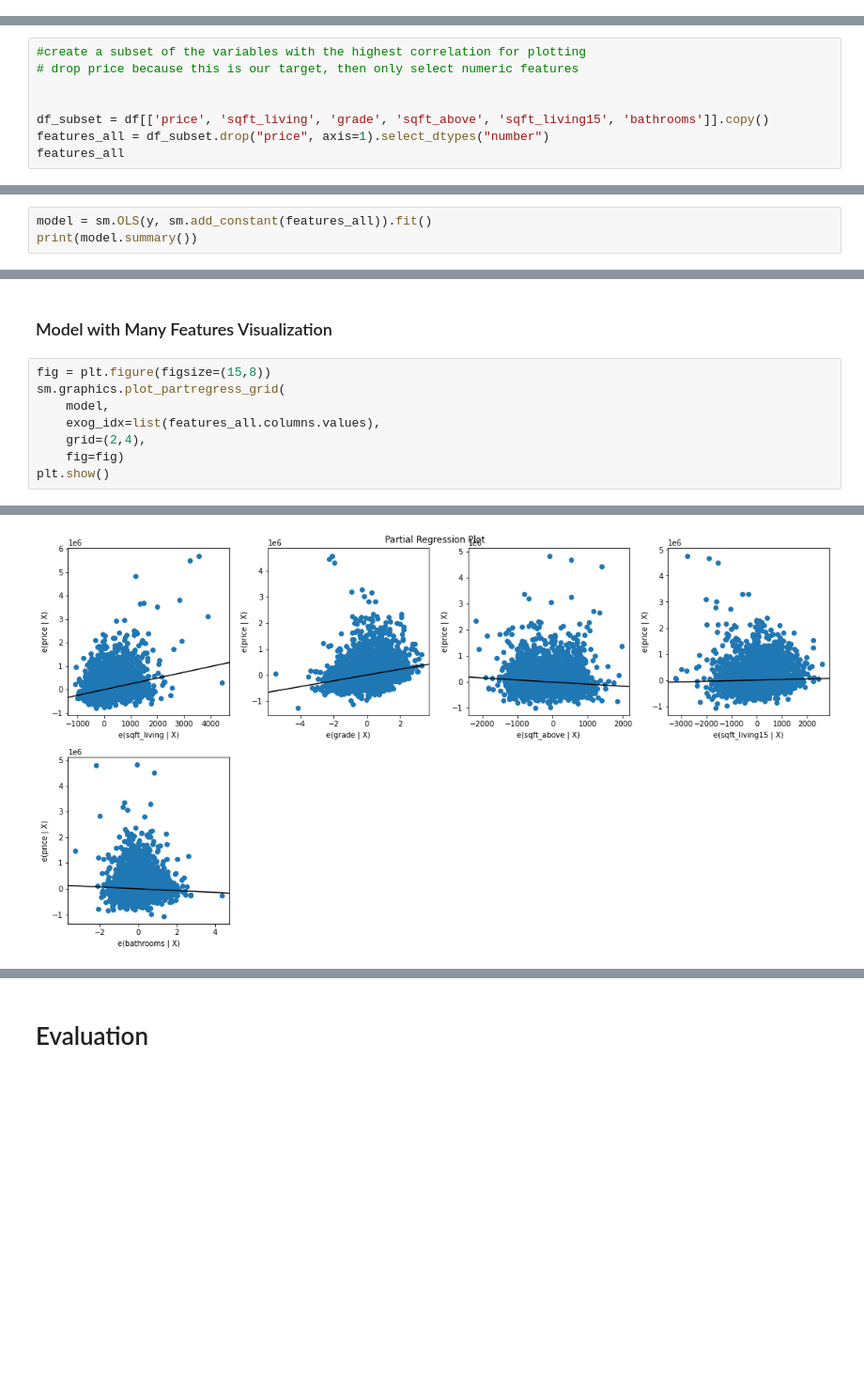
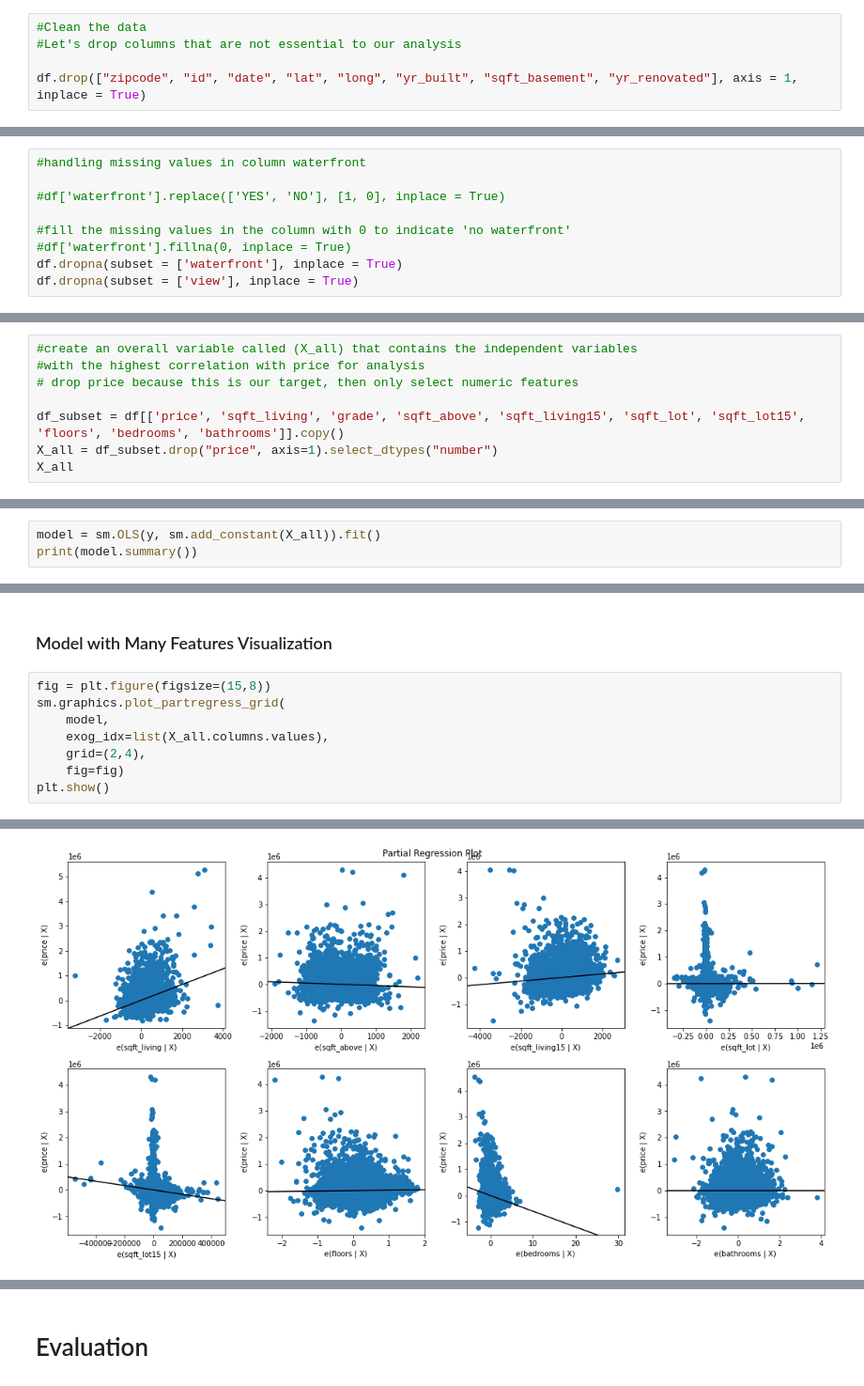
Before and after one commit to sophia14324/dsc-phase-2-project-v2-3, a Jupyter notebook: student.ipynb, the cells around one changed output, grey strips where cells are left out. Shown at 94% size. Saved outputs shown, nothing was run; the diff lists cells and outputs as text; blank space fills up the shorter version.

```diff
--- a/student.ipynb
+++ b/student.ipynb
@@ -118,2 +60,7 @@ df['bathrooms'].replace(np.nan, bathrooms_mean, inplace = True)
 # %% [markdown]
 # Data Preparation
+# %%
+#Clean the data
+#Let's drop columns that are not essential to our analysis
+
+df.drop(["zipcode", "id", "date", "lat", "long", "yr_built", "sqft_basement", "yr_renovated"], axis = 1, inplace = True)
@@ -119,0 +97,9 @@ df['bathrooms'].replace(np.nan, bathrooms_mean, inplace = True)
+# %%
+#handling missing values in column waterfront
+
+#df['waterfront'].replace(['YES', 'NO'], [1, 0], inplace = True)
+
+#fill the missing values in the column with 0 to indicate 'no waterfront'
+#df['waterfront'].fillna(0, inplace = True)
+df.dropna(subset = ['waterfront'], inplace = True)
+df.dropna(subset = ['view'], inplace = True)
@@ -200,11 +253,11 @@ ax.set_ylabel("residuals");
 
 These additional features are grade, sqft_above, sqft_living15, bathrooms
 # %%
-#create a subset of the variables with the highest correlation for plotting
+#create an overall variable called (X_all) that contains the independent variables
+#with the highest correlation with price for analysis
 # drop price because this is our target, then only select numeric features
 
-
-df_subset = df[['price', 'sqft_living', 'grade', 'sqft_above', 'sqft_living15', 'bathrooms']].copy()
-features_all = df_subset.drop("price", axis=1).select_dtypes("number")
-features_all
+df_subset = df[['price', 'sqft_living', 'grade', 'sqft_above', 'sqft_living15', 'sqft_lot', 'sqft_lot15', 'floors', 'bedrooms', 'bathrooms']].copy()
+X_all = df_subset.drop("price", axis=1).select_dtypes("number")
+X_all
 # %% [output]
@@ -224,5 +301,5 @@ features_all
 # %%
-model = sm.OLS(y, sm.add_constant(features_all)).fit()
+model = sm.OLS(y, sm.add_constant(X_all)).fit()
 print(model.summary())
 # %% [output]
                             OLS Regression Results
@@ -248,7 +325,7 @@ strong multicollinearity or other numerical problems.
 fig = plt.figure(figsize=(15,8))
 sm.graphics.plot_partregress_grid(
     model,
-    exog_idx=list(features_all.columns.values),
+    exog_idx=list(X_all.columns.values),
     grid=(2,4),
     fig=fig)
 plt.show()
@@ -261 +341 @@ eval_env: 1
-[figure, old version]
+[figure, new version]
```
Also changed, not shown: parts of 41 cells of this notebook, 1 other file.
